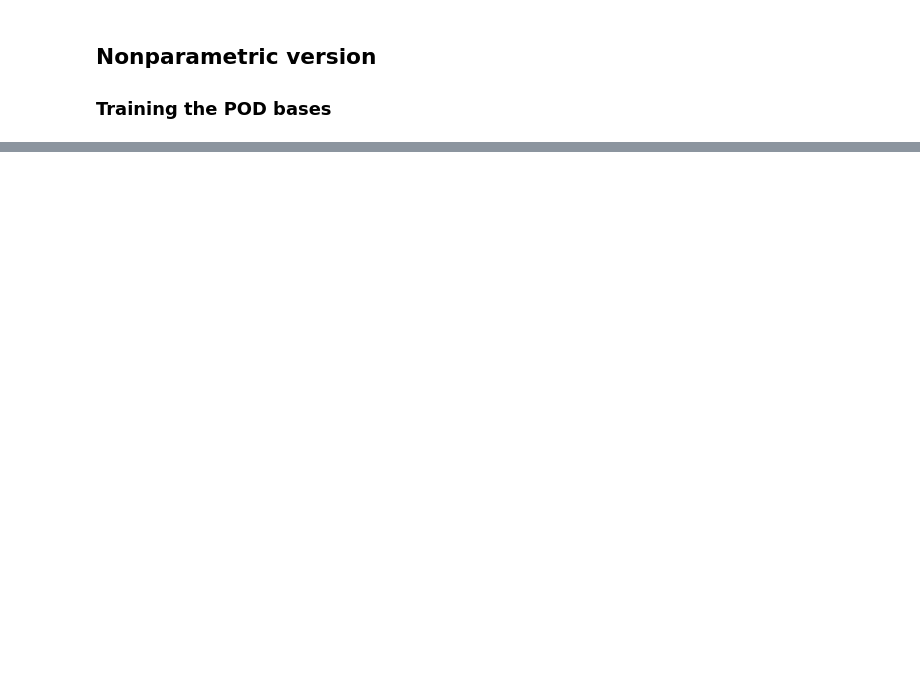
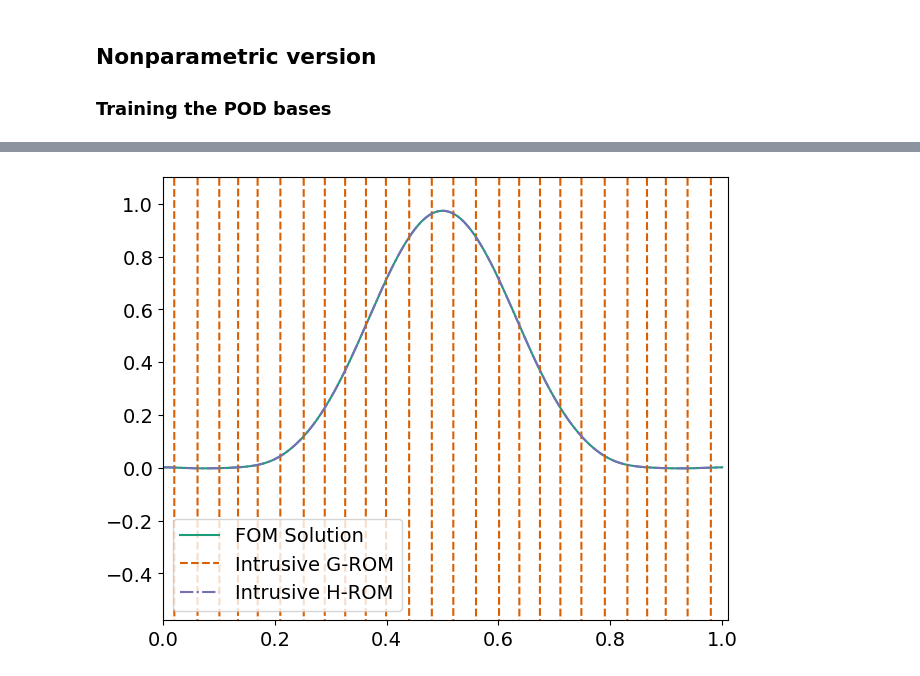
Before and after one commit to sandialabs/HamiltonianOpInf, a Jupyter notebook: ToyWave1D/WaveEx.ipynb, the cells around one changed output, grey strips where cells are left out. Drawn from its saved outputs; the diff is of its cells as text; code cells hidden in the pictures; blank space fills up the shorter version.

```diff
--- a/ToyWave1D/WaveEx.ipynb
+++ b/ToyWave1D/WaveEx.ipynb
@@ -1244,0 +1081,41 @@ the times are [  0.   14.4  28.6  43.   57.2  71.6  85.8 100. ]
+# %%
+### Make movie of solutions
+i,j=0,5
+
+ymin = (XrecIntHinc.min()*(1-0.1) if XrecIntHinc.min() > 0 else XrecIntHinc.min()*(1+0.1))
+ymax = (XrecIntHinc.max()*(1+0.1) if XrecIntHinc.max() > 0 else XrecIntHinc.max()*(1-0.1))
+
+arrs = np.array([Xac[:Nover2], XrecIntG[i,j][:Nover2], XrecIntHinc[i,j][:Nover2]])
+styles = ['-', '--', '-.']
+labels = ['FOM Solution', 'Intrusive G-ROM', 'Intrusive H-ROM']
+
+ru.animate_array(arrs, styles, labels, np.array(xTrain),
+              yLims=[ymin, ymax], legend_loc=3, colorIdx=[0,1,2])
+
+# ### Make movie of solutions
+# i,j=0,5
+
+# ymin = (XrecIntHinc.min()*(1-0.1) if XrecIntHinc.min() > 0 else XrecIntHinc.min()*(1+0.1))
+# ymax = (XrecIntHinc.max()*(1+0.1) if XrecIntHinc.max() > 0 else XrecIntHinc.max()*(1-0.1))
+
+# arrs = np.array([Xac[:Nover2], XrecIntG[i,j][:Nover2]])
+# styles = ['-', '--']
+# labels = ['FOM Solution', 'Intrusive G-ROM']
+
+# ru.animate_array(arrs, styles, labels, np.array(xTrain),
+#               yLims=[ymin, ymax], legend_loc=3, colorIdx=[0,1])
+
+# ### Make movie of solutions
+# i,j=0,5
+
+# ymin = (XrecIntHinc.min()*(1-0.1) if XrecIntHinc.min() > 0 else XrecIntHinc.min()*(1+0.1))
+# ymax = (XrecIntHinc.max()*(1+0.1) if XrecIntHinc.max() > 0 else XrecIntHinc.max()*(1-0.1))
+
+# arrs = np.array([Xac[:Nover2], XrecIntHinc[i,j][:Nover2]])
+# styles = ['-', '--']
+# labels = ['FOM Solution', 'Intrusive H-ROM']
+
+# ru.animate_array(arrs, styles, labels, np.array(xTrain),
+#                  yLims=[ymin, ymax], legend_loc=3, colorIdx=[0,2])
+# %% [output]
+[figure, added]
```
Also changed, not shown: parts of 27 cells of this notebook, 6 other files.
